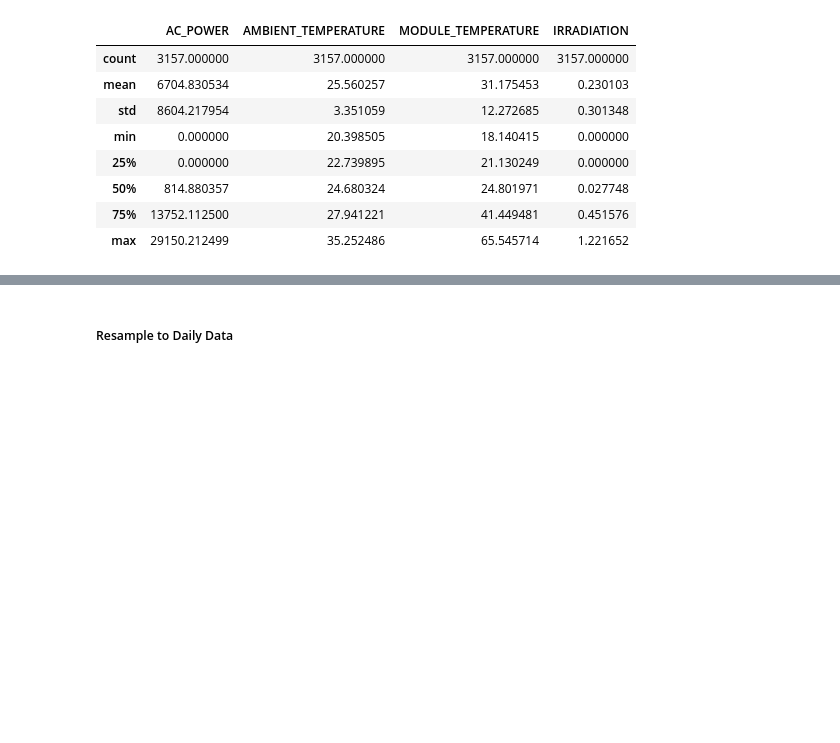
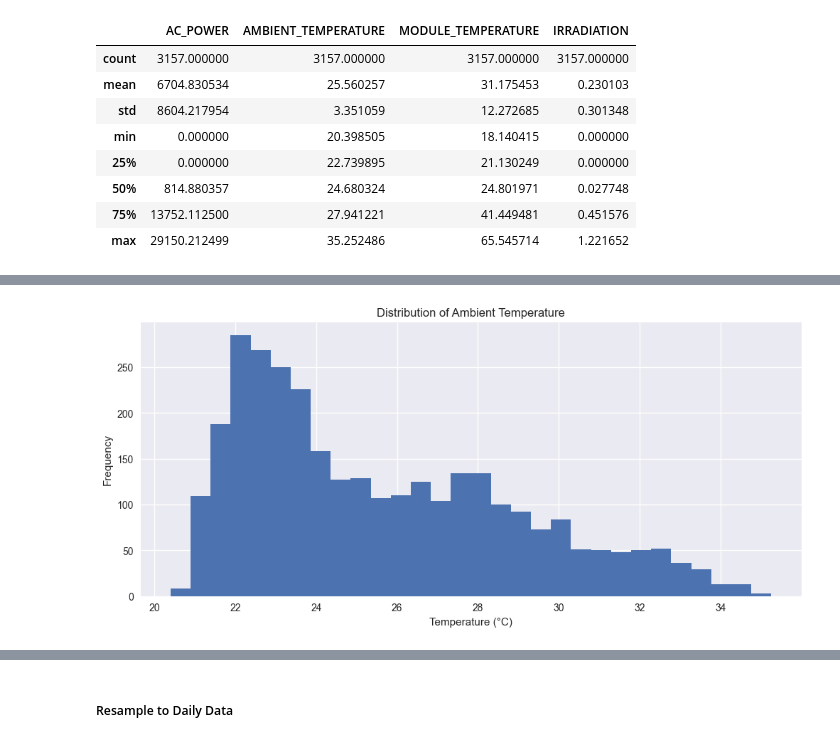
Before and after one commit to sanodyaJinadasa/Solar-Power-Generation-Forecasting, a Jupyter notebook: analysis.ipynb, the cells around one changed output, grey strips where cells are left out. Cells and saved outputs as stored; diff of their text form; code cells hidden in the pictures; blank space fills up the shorter version.

```diff
--- a/analysis.ipynb
+++ b/analysis.ipynb
@@ -111,0 +142,9 @@ data.describe()
+# %%
+plt.figure()
+plt.hist(data["AMBIENT_TEMPERATURE"], bins=30)
+plt.title("Distribution of Ambient Temperature")
+plt.xlabel("Temperature (°C)")
+plt.ylabel("Frequency")
+plt.show()
+# %% [output]
+[figure, added]
```
Also changed, not shown: parts of 9 cells of this notebook.
